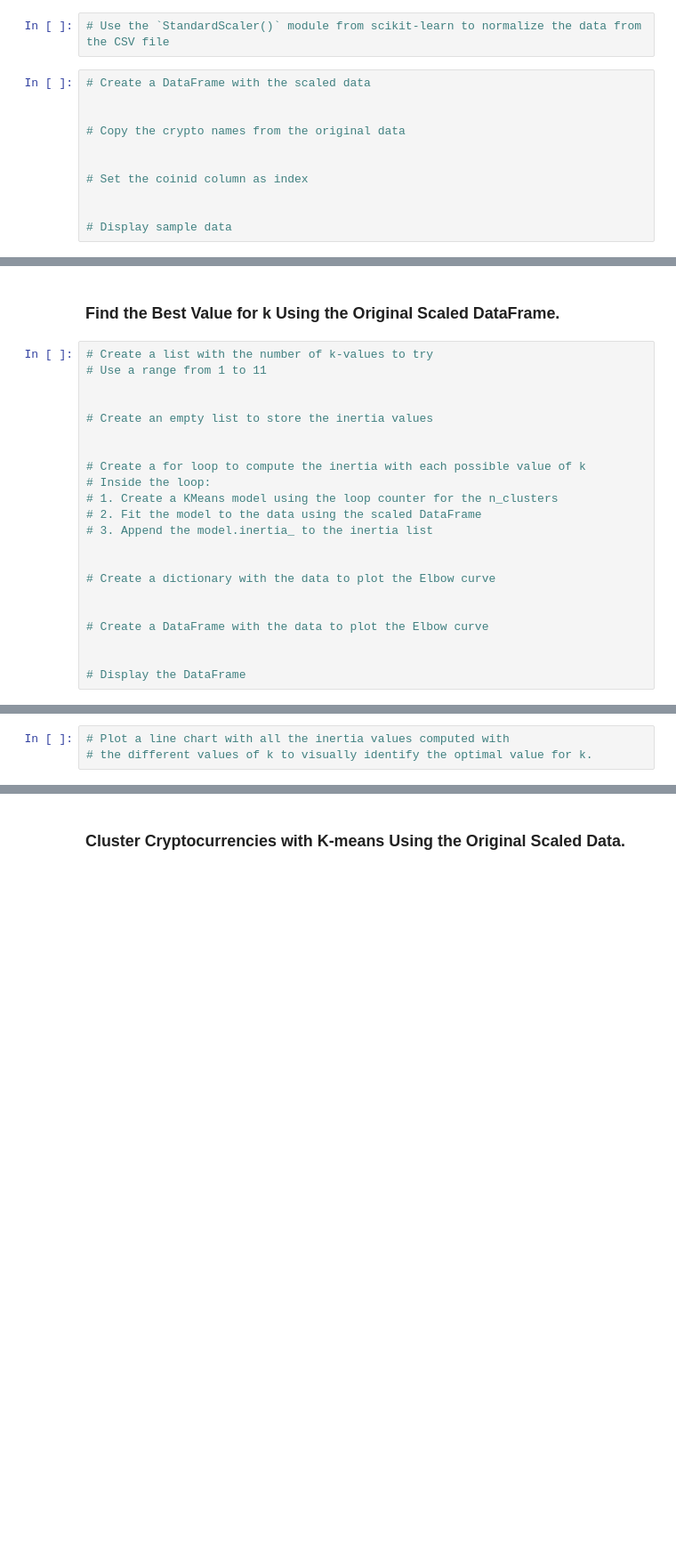
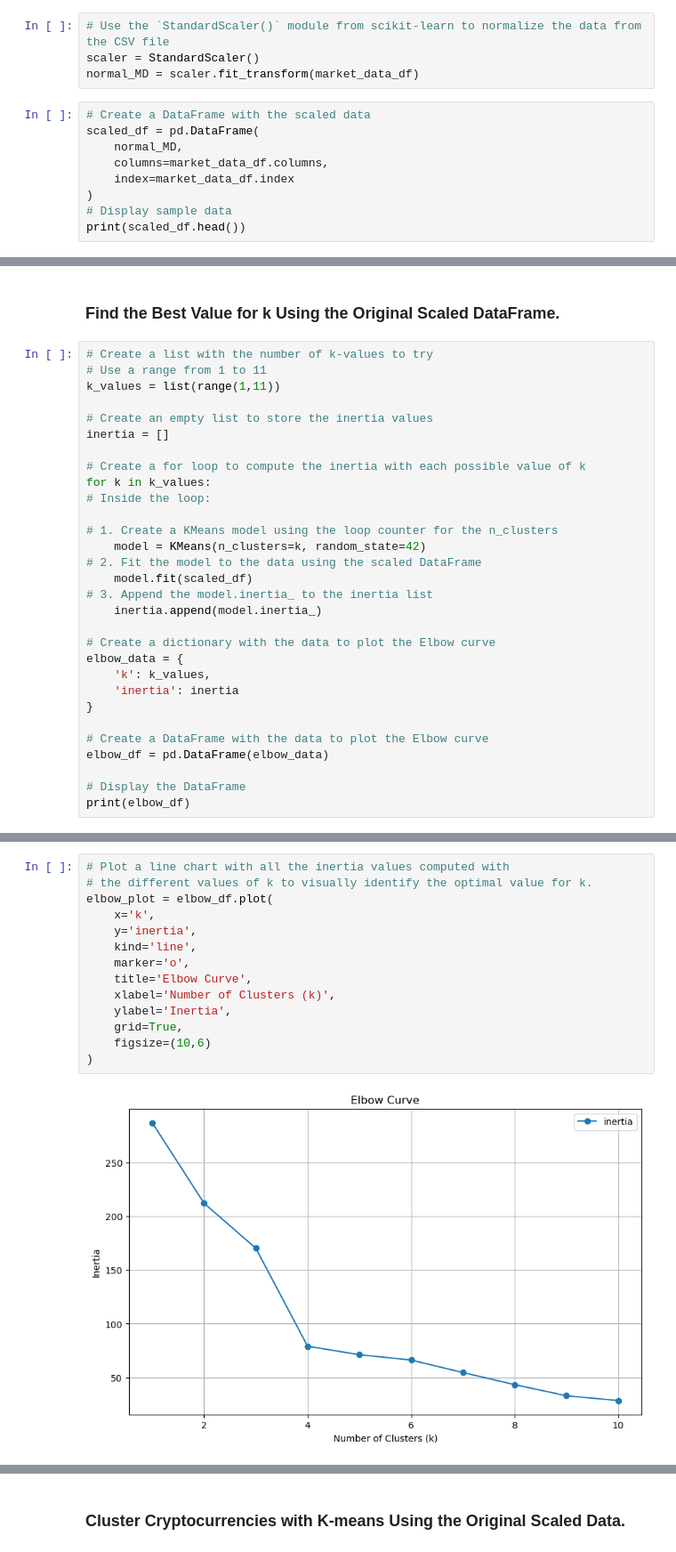
Before and after one commit to mattrodosky/CryptoClustering, a Jupyter notebook: Crypto_Clustering.ipynb, the cells around one changed output, grey strips where cells are left out. Shown: that part at 89% size. Cells and saved outputs as stored; diff of their text form; blank space fills up the shorter version.

```diff
--- a/Crypto_Clustering.ipynb
+++ b/Crypto_Clustering.ipynb
@@ -40,15 +41,15 @@ market_data_df.describe()
 ### Prepare the Data
 # %%
 # Use the `StandardScaler()` module from scikit-learn to normalize the data from the CSV file
+scaler = StandardScaler()
+normal_MD = scaler.fit_transform(market_data_df)
 # %%
 # Create a DataFrame with the scaled data
-
-
-# Copy the crypto names from the original data
-
-
-# Set the coinid column as index
-
-
+scaled_df = pd.DataFrame(
+    normal_MD,
+    columns=market_data_df.columns,
+    index=market_data_df.index
+)
 # Display sample data
+print(scaled_df.head())
 # %% [output]
@@ -64,23 +75,31 @@ market_data_df.describe()
 # %%
 # Create a list with the number of k-values to try
 # Use a range from 1 to 11
-
+k_values = list(range(1,11))
 
 # Create an empty list to store the inertia values
-
+inertia = []
 
 # Create a for loop to compute the inertia with each possible value of k
+for k in k_values:
 # Inside the loop:
+
 # 1. Create a KMeans model using the loop counter for the n_clusters
+    model = KMeans(n_clusters=k, random_state=42)
 # 2. Fit the model to the data using the scaled DataFrame
+    model.fit(scaled_df)
 # 3. Append the model.inertia_ to the inertia list
-
+    inertia.append(model.inertia_)
 
 # Create a dictionary with the data to plot the Elbow curve
-
+elbow_data = {
+    'k': k_values,
+    'inertia': inertia
+}
 
 # Create a DataFrame with the data to plot the Elbow curve
-
+elbow_df = pd.DataFrame(elbow_data)
 
 # Display the DataFrame
+print(elbow_df)
 # %% [output]
@@ -98,6 +117,19 @@ market_data_df.describe()
 # %%
 # Plot a line chart with all the inertia values computed with
 # the different values of k to visually identify the optimal value for k.
+elbow_plot = elbow_df.plot(
+    x='k',
+    y='inertia',
+    kind='line',
+    marker='o',
+    title='Elbow Curve',
+    xlabel='Number of Clusters (k)',
+    ylabel='Inertia',
+    grid=True,
+    figsize=(10,6)
+)
+# %% [output]
+[figure, added]
 # %% [markdown]
 #### Answer the following question:
 **Question:** What is the best value for `k`?
```
Also changed, not shown: parts of 26 cells of this notebook.
